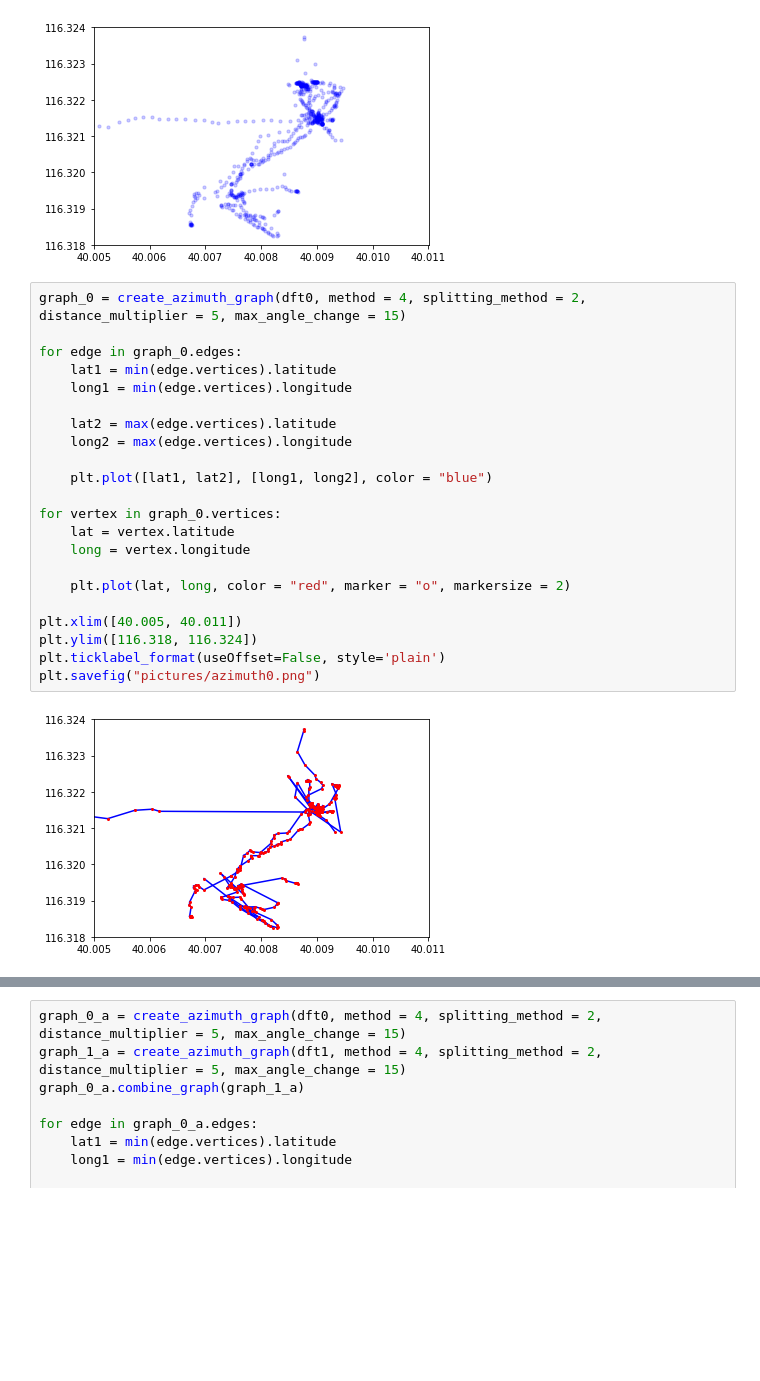
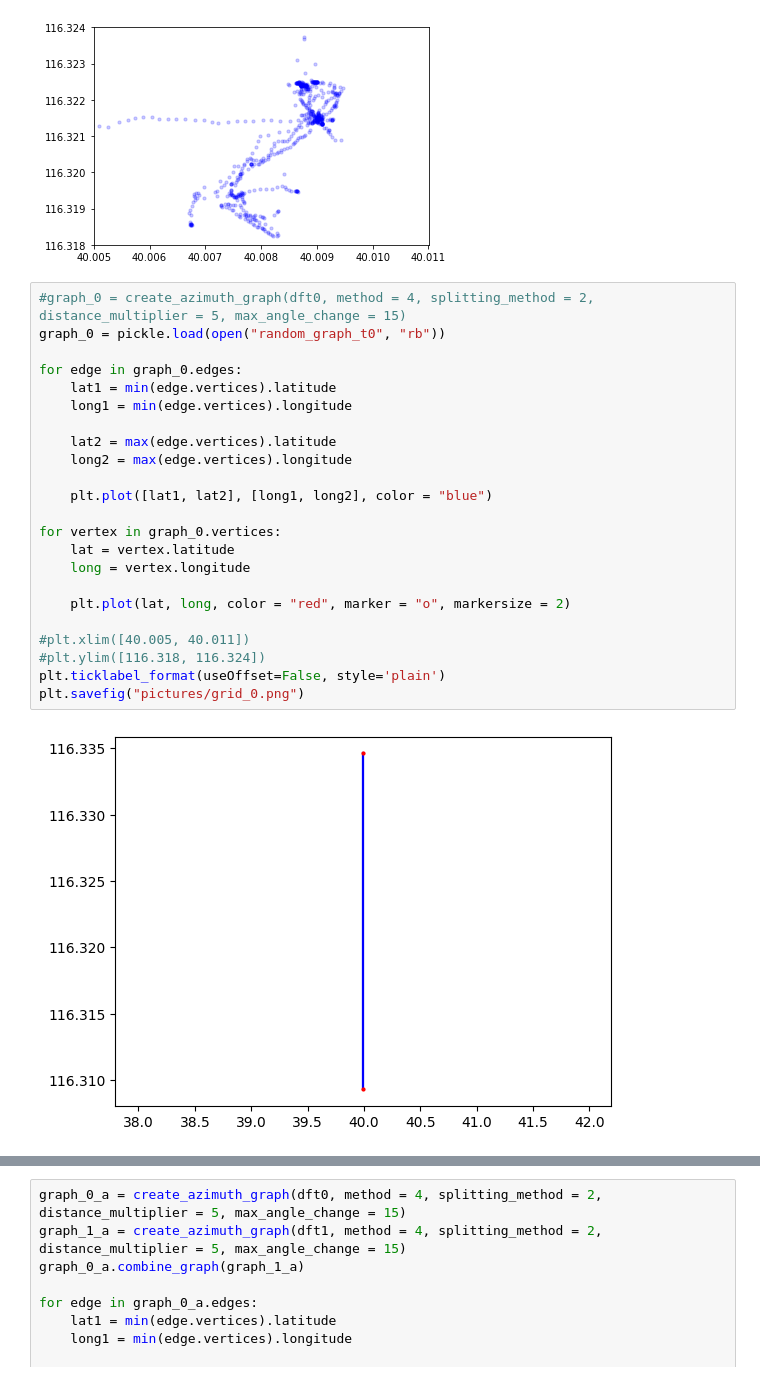
Before and after one commit to svensesen/Beijing-Topo, a Jupyter notebook: Picture creation.ipynb, the cells around one changed output, grey strips where cells are left out. Drawn from its saved outputs; the diff is of its cells as text; blank space fills up the shorter version.

Commit message:
created more pictures mostly

```diff
--- a/Picture creation.ipynb
+++ b/Picture creation.ipynb
@@ -40,27 +41,28 @@ plt.savefig("pictures/points01.png")
 # %% [output]
 [figure]
 # %%
-graph_0 = create_azimuth_graph(dft0, method = 4, splitting_method = 2, distance_multiplier = 5, max_angle_change = 15)
+#graph_0 = create_azimuth_graph(dft0, method = 4, splitting_method = 2, distance_multiplier = 5, max_angle_change = 15)
+graph_0 = pickle.load(open("random_graph_t0", "rb"))
 
 for edge in graph_0.edges:
     lat1 = min(edge.vertices).latitude
     long1 = min(edge.vertices).longitude
 
     lat2 = max(edge.vertices).latitude
     long2 = max(edge.vertices).longitude
 
     plt.plot([lat1, lat2], [long1, long2], color = "blue")
 
 for vertex in graph_0.vertices:
     lat = vertex.latitude
     long = vertex.longitude
 
     plt.plot(lat, long, color = "red", marker = "o", markersize = 2)
 
-plt.xlim([40.005, 40.011])
-plt.ylim([116.318, 116.324])
+#plt.xlim([40.005, 40.011])
+#plt.ylim([116.318, 116.324])
 plt.ticklabel_format(useOffset=False, style='plain')
-plt.savefig("pictures/azimuth0.png")
+plt.savefig("pictures/grid_0.png")
 # %% [output]
-[figure, old version]
+[figure, new version]
 # %%
```
Also changed, not shown: parts of 3 cells of this notebook, 5 other files.
